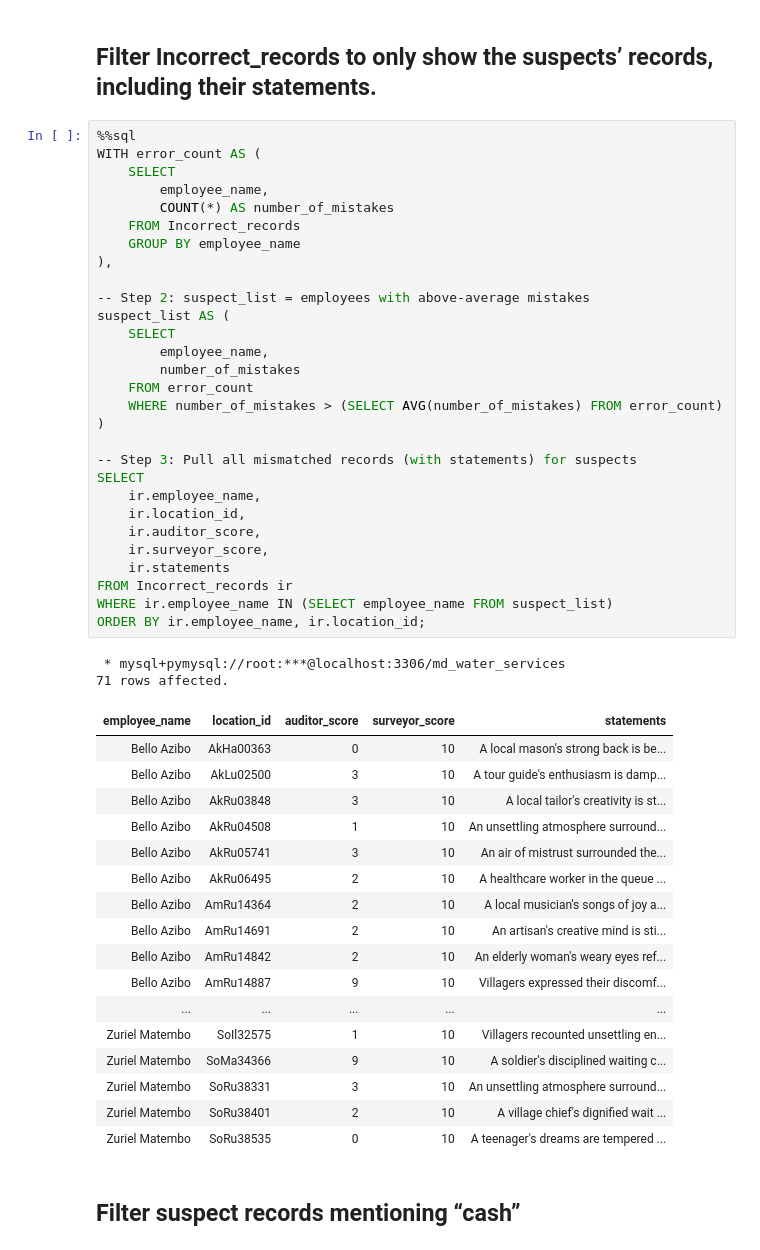
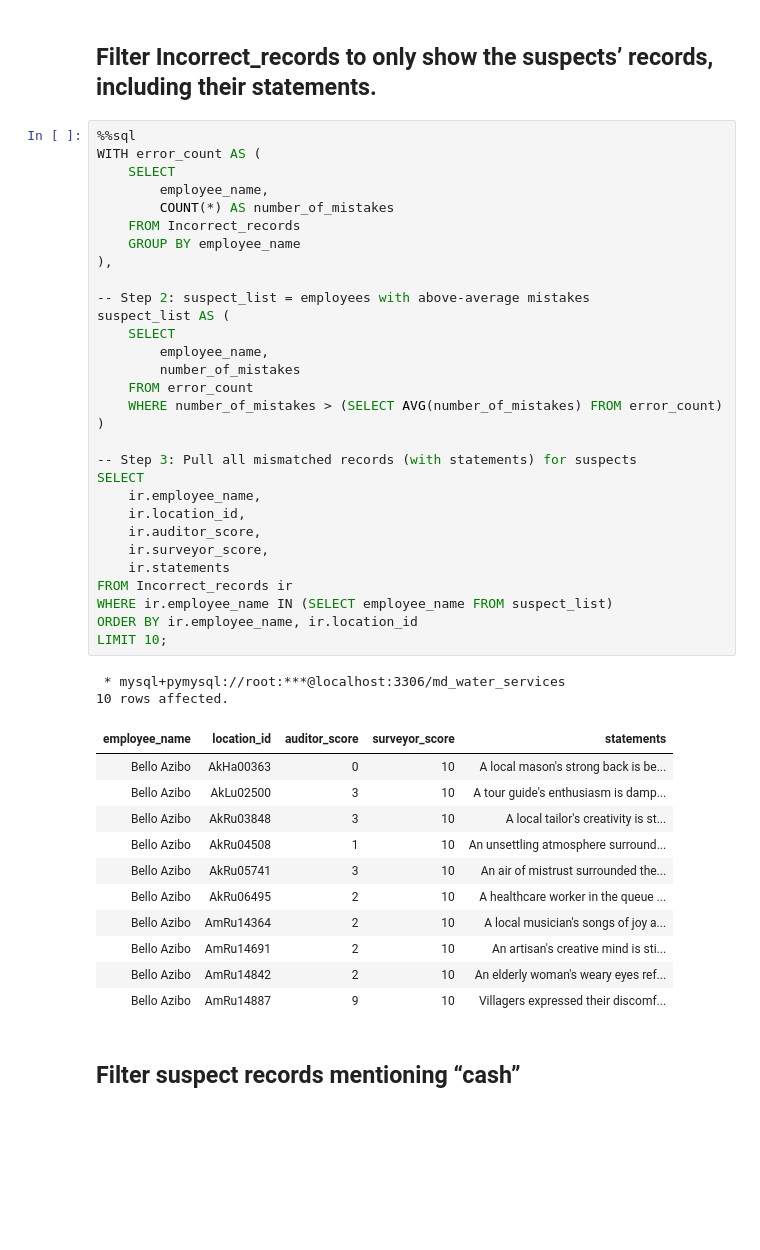
Before and after one commit to hendrybones/Water-distribution-project-, a Jupyter notebook: Water project part 3.ipynb, the cells around one changed output. Saved outputs shown, nothing was run; the diff lists cells and outputs as text; blank space fills up the shorter version.

```diff
--- a/Water project part 3.ipynb
+++ b/Water project part 3.ipynb
@@ -534,41 +534,36 @@ WITH error_count AS (
 suspect_list AS (
     SELECT
         employee_name,
         number_of_mistakes
     FROM error_count
     WHERE number_of_mistakes > (SELECT AVG(number_of_mistakes) FROM error_count)
 )
 
 -- Step 3: Pull all mismatched records (with statements) for suspects
 SELECT
     ir.employee_name,
     ir.location_id,
     ir.auditor_score,
     ir.surveyor_score,
     ir.statements
 FROM Incorrect_records ir
 WHERE ir.employee_name IN (SELECT employee_name FROM suspect_list)
-ORDER BY ir.employee_name, ir.location_id;
+ORDER BY ir.employee_name, ir.location_id
+LIMIT 10;
 # %% [output]
  * mysql+pymysql://root:***@localhost:3306/md_water_services
-71 rows affected.
+10 rows affected.
 | employee_name | location_id | auditor_score | surveyor_score | statements |
 | Bello Azibo | AkHa00363 | 0 | 10 | A local mason's strong back is be... |
 | Bello Azibo | AkLu02500 | 3 | 10 | A tour guide's enthusiasm is damp... |
 | Bello Azibo | AkRu03848 | 3 | 10 | A local tailor's creativity is st... |
 | Bello Azibo | AkRu04508 | 1 | 10 | An unsettling atmosphere surround... |
 | Bello Azibo | AkRu05741 | 3 | 10 | An air of mistrust surrounded the... |
 | Bello Azibo | AkRu06495 | 2 | 10 | A healthcare worker in the queue ... |
 | Bello Azibo | AmRu14364 | 2 | 10 | A local musician's songs of joy a... |
 | Bello Azibo | AmRu14691 | 2 | 10 | An artisan's creative mind is sti... |
 | Bello Azibo | AmRu14842 | 2 | 10 | An elderly woman's weary eyes ref... |
 | Bello Azibo | AmRu14887 | 9 | 10 | Villagers expressed their discomf... |
-| ... | ... | ... | ... | ... |
-| Zuriel Matembo | SoIl32575 | 1 | 10 | Villagers recounted unsettling en... |
-| Zuriel Matembo | SoMa34366 | 9 | 10 | A soldier's disciplined waiting c... |
-| Zuriel Matembo | SoRu38331 | 3 | 10 | An unsettling atmosphere surround... |
-| Zuriel Matembo | SoRu38401 | 2 | 10 | A village chief's dignified wait ... |
-| Zuriel Matembo | SoRu38535 | 0 | 10 | A teenager's dreams are tempered ... |
 # %% [markdown]
 ## Filter suspect records mentioning “cash”
 # %%
```
